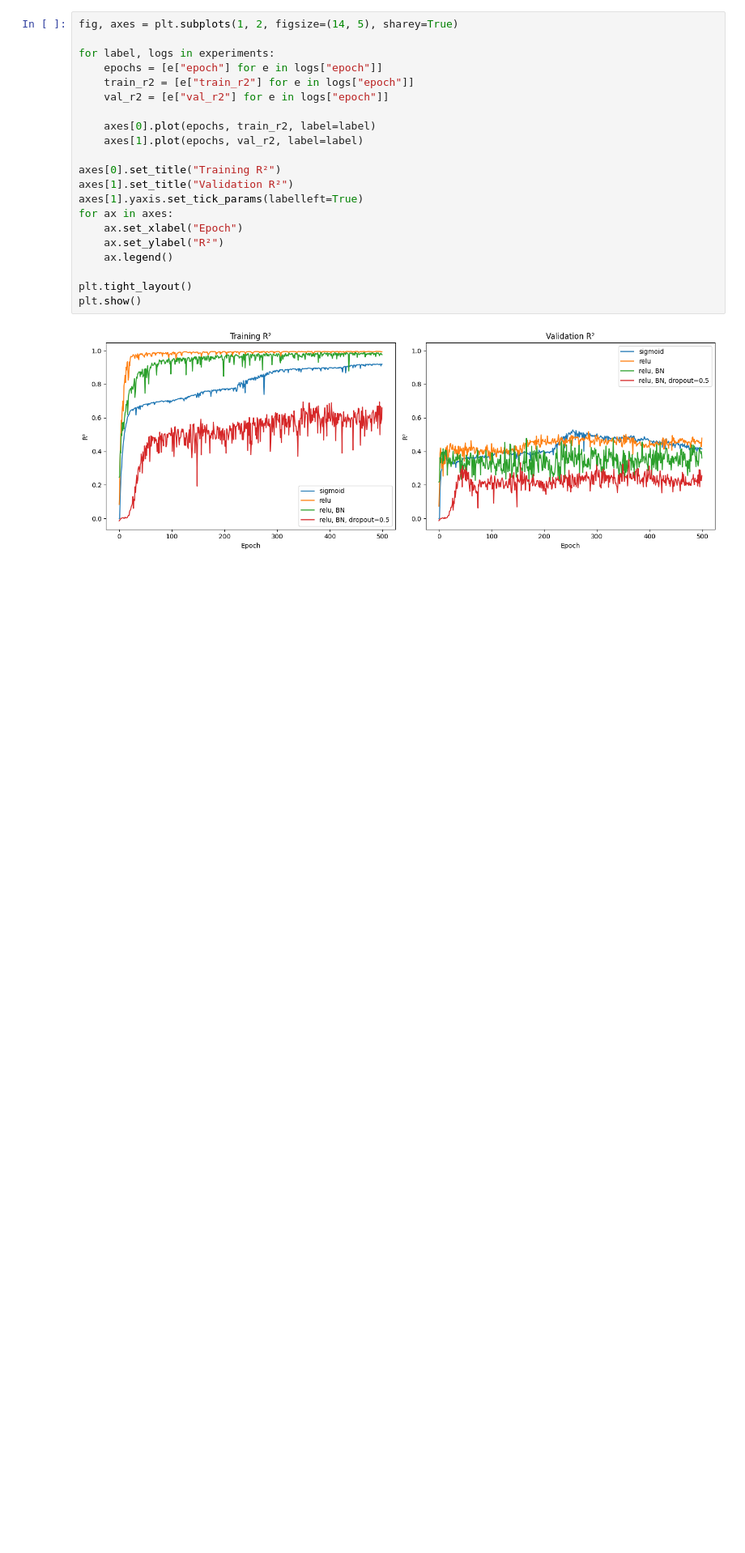
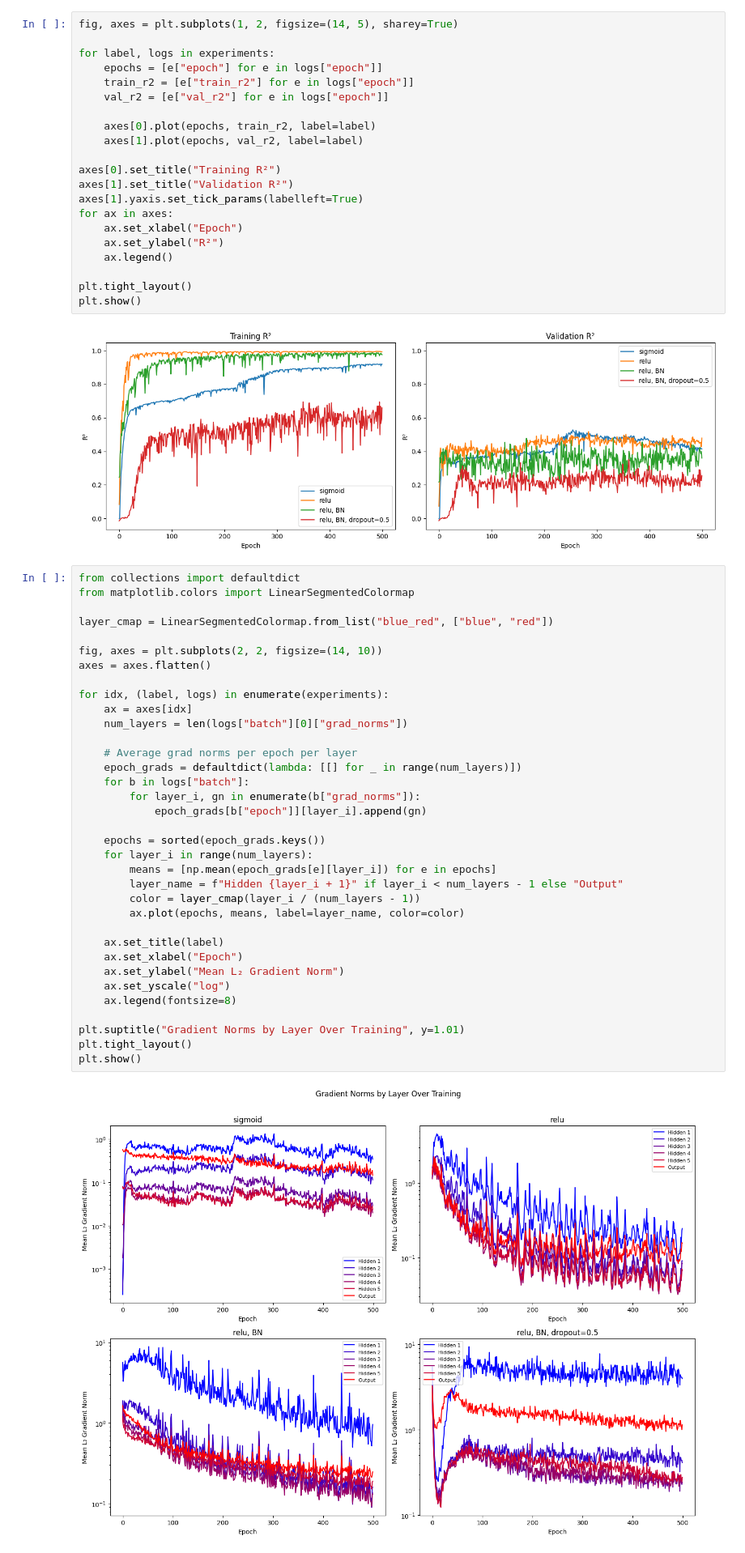
Before and after one commit to trvslhlt/ift_6390_machine_learning, a Jupyter notebook: assignments/assignment_2/analysis.ipynb, the cells around one changed output. Shown at 81% size. Drawn from its saved outputs; the diff is of its cells as text; blank space fills up the shorter version.

Commit message:
add layer gradient norm analysis

```diff
--- a/assignments/assignment_2/analysis.ipynb
+++ b/assignments/assignment_2/analysis.ipynb
@@ -304,3 +304,40 @@ plt.tight_layout()
 plt.show()
 # %% [output]
 [figure]
+# %%
+from collections import defaultdict
+from matplotlib.colors import LinearSegmentedColormap
+
+layer_cmap = LinearSegmentedColormap.from_list("blue_red", ["blue", "red"])
+
+fig, axes = plt.subplots(2, 2, figsize=(14, 10))
+axes = axes.flatten()
+
+for idx, (label, logs) in enumerate(experiments):
+    ax = axes[idx]
+    num_layers = len(logs["batch"][0]["grad_norms"])
+
+    # Average grad norms per epoch per layer
+    epoch_grads = defaultdict(lambda: [[] for _ in range(num_layers)])
+    for b in logs["batch"]:
+        for layer_i, gn in enumerate(b["grad_norms"]):
+            epoch_grads[b["epoch"]][layer_i].append(gn)
+
+    epochs = sorted(epoch_grads.keys())
+    for layer_i in range(num_layers):
+        means = [np.mean(epoch_grads[e][layer_i]) for e in epochs]
+        layer_name = f"Hidden {layer_i + 1}" if layer_i < num_layers - 1 else "Output"
+        color = layer_cmap(layer_i / (num_layers - 1))
+        ax.plot(epochs, means, label=layer_name, color=color)
+
+    ax.set_title(label)
+    ax.set_xlabel("Epoch")
+    ax.set_ylabel("Mean L₂ Gradient Norm")
+    ax.set_yscale("log")
+    ax.legend(fontsize=8)
+
+plt.suptitle("Gradient Norms by Layer Over Training", y=1.01)
+plt.tight_layout()
+plt.show()
+# %% [output]
+[figure, added]
```
